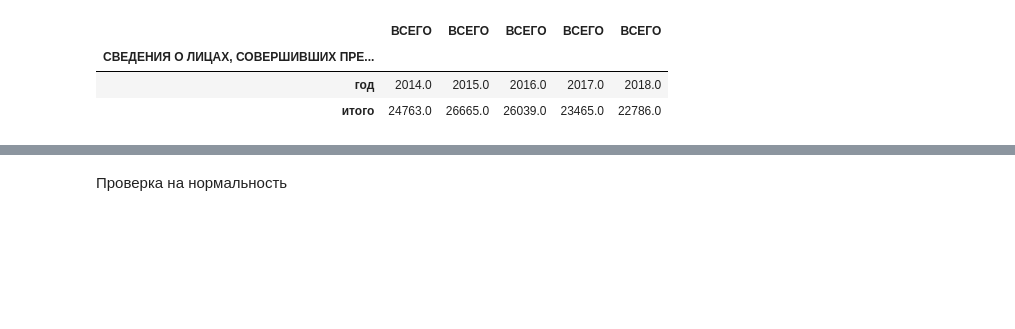
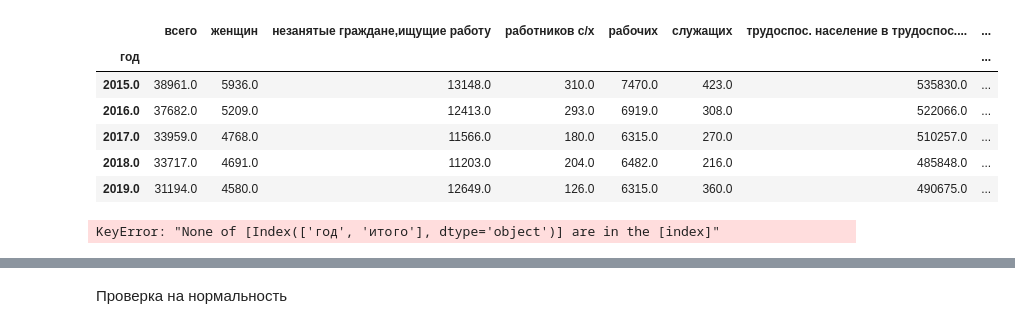
Before and after one commit to egorserdyuk/Diploma, a Jupyter notebook: analyze/parcing.ipynb, the cells around one changed output, grey strips where cells are left out. Saved outputs shown, nothing was run; the diff lists cells and outputs as text; code cells hidden in the pictures; blank space fills up the shorter version.

```diff
--- a/analyze/parcing.ipynb
+++ b/analyze/parcing.ipynb
@@ -8,0 +30,4 @@ df_faces.columns = pd.Series(df_faces.columns).fillna(method='ffill', axis=0)
+# %%
+df_faces.columns = [df_faces.columns, df_faces.iloc[0]]
+df = df_faces.iloc[1:]
+df.columns
@@ -9,3 +68,30 @@ df_faces.columns = pd.Series(df_faces.columns).fillna(method='ffill', axis=0)
+# %%
+dfcopy = df.copy()
+dfcopy = dfcopy.loc[~dfcopy.index.duplicated(keep='first')]
+dfcopy.stack().dropna().to_csv('outputForWeb.csv',header=True,index=True)
+dfcopy = dfcopy.stack().dropna()
+dfcopy = dfcopy.reset_index().rename(columns={'level_0': 'регион'})
+dfcopy.columns= dfcopy.columns.str.lower()
+dfcopy
+dfcopy.to_csv('outputForWeb.csv',index=False)
+# %%
+dfcopy2 = dfcopy.sort_values("год", ascending=True).groupby(["год"]).transform('sum').drop_duplicates()
+dfcopy_years = dfcopy[["год"]].drop_duplicates()
+dfcopy_years
+dfcopy2 = dfcopy2.reset_index(drop=True)
+dfcopy2["год"] = dfcopy_years
+dfcopy2 = dfcopy2.drop(['регион'], axis=1)
+dfcopy2.to_csv('outputAll.csv',index=False)
+# %%
+dfcopy2.set_index('год', drop=True)
+# %% [output]
+|  | всего | женщин | незанятые граждане,ищущие работу | работников с/х | рабочих | служащих | трудоспос. население в трудоспос.... | ... |
+| год |  |  |  |  |  |  |  | ... |
+| 2015.0 | 38961.0 | 5936.0 | 13148.0 | 310.0 | 7470.0 | 423.0 | 535830.0 | ... |
+| 2016.0 | 37682.0 | 5209.0 | 12413.0 | 293.0 | 6919.0 | 308.0 | 522066.0 | ... |
+| 2017.0 | 33959.0 | 4768.0 | 11566.0 | 180.0 | 6315.0 | 270.0 | 510257.0 | ... |
+| 2018.0 | 33717.0 | 4691.0 | 11203.0 | 204.0 | 6482.0 | 216.0 | 485848.0 | ... |
+| 2019.0 | 31194.0 | 4580.0 | 12649.0 | 126.0 | 6315.0 | 360.0 | 490675.0 | ... |
 # %%
 def read_excel(data, path, sheet):
     data = pd.read_excel(path, sheet_name=sheet, index_col=0) #считываем excel файл
@@ -29,10 +115,7 @@ df_faces_c = df_faces_c[df_faces_c['год'] < 2019]
 df_faces_c = df_faces_c.T
 df_faces_c
 # %% [output]
-|  | ВСЕГО | ВСЕГО | ВСЕГО | ВСЕГО | ВСЕГО |
-| СВЕДЕНИЯ О ЛИЦАХ, СОВЕРШИВШИХ ПРЕ... |  |  |  |  |  |
-| год | 2014.0 | 2015.0 | 2016.0 | 2017.0 | 2018.0 |
-| итого | 24763.0 | 26665.0 | 26039.0 | 23465.0 | 22786.0 |
+KeyError: "None of [Index(['год', 'итого'], dtype='object')] are in the [index]"
 # %%
 df_faces_c.columns = df_faces_c.iloc[0]
 df_faces_c = df_faces_c.drop(df_faces_c.index[0])
```
Also changed, not shown: parts of 20 cells of this notebook, 19 other files.
